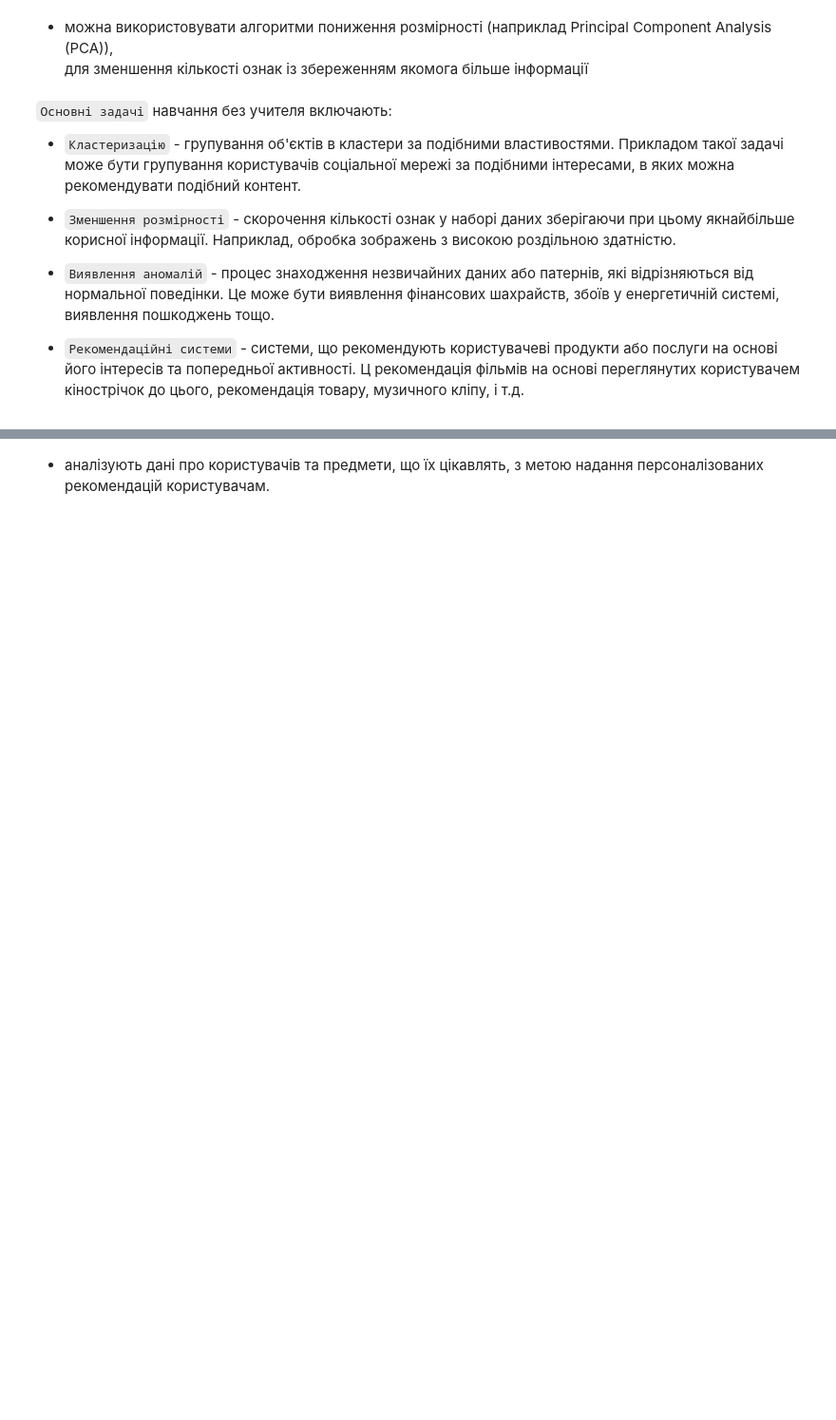
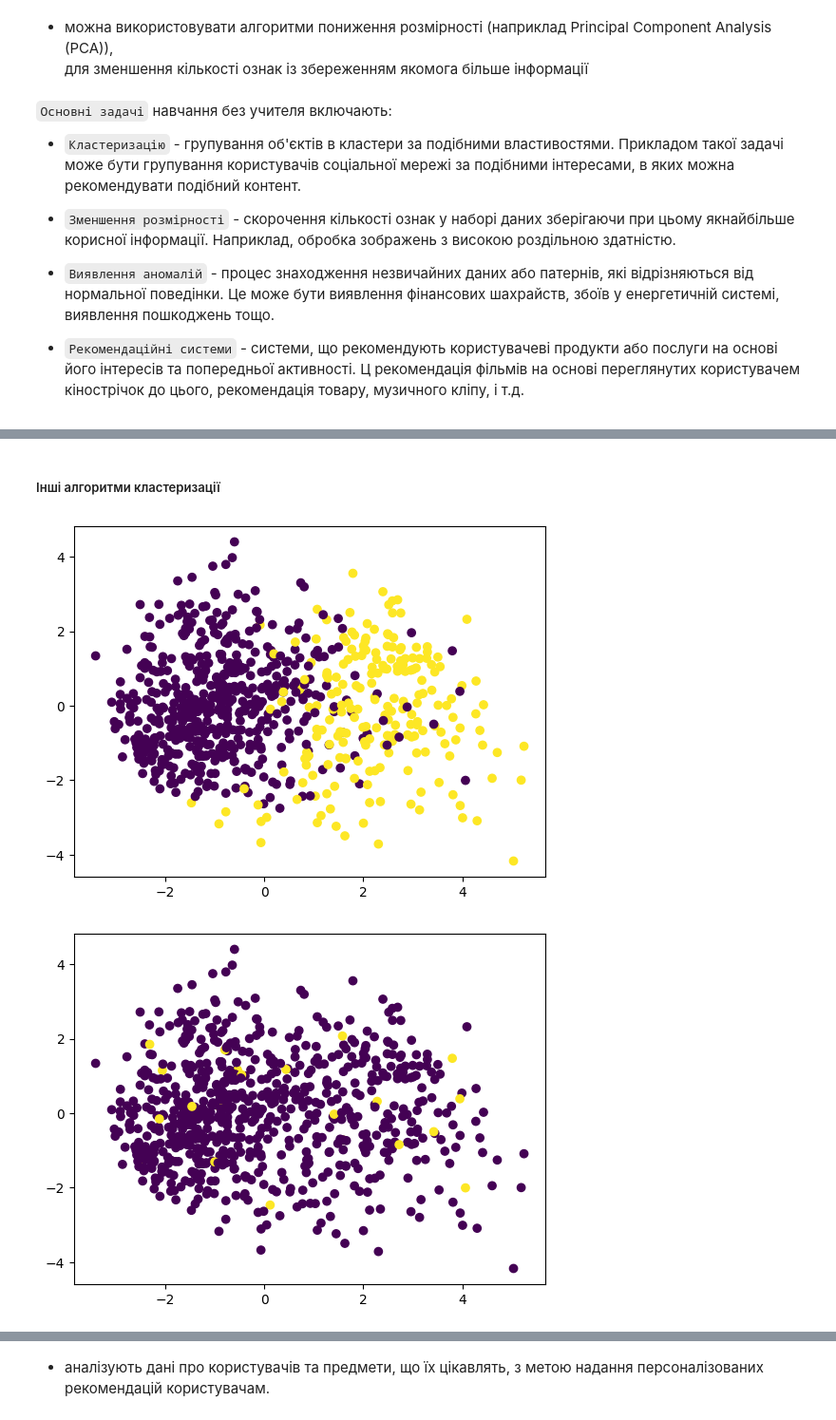
Before and after one commit to DenysTantsiura/datas, a Jupyter notebook: helps/datascience.ipynb, the cells around one changed output, grey strips where cells are left out. Shown at 95% size. Saved outputs shown, nothing was run; the diff lists cells and outputs as text; code cells hidden in the pictures; blank space fills up the shorter version.

```diff
--- a/helps/datascience.ipynb
+++ b/helps/datascience.ipynb
@@ -417,0 +537,23 @@ y, regressor.predict(np.array([[3, 5]]))
+# %% [markdown]
+##### Інші алгоритми кластеризації
+# %%
+from sklearn.preprocessing import StandardScaler
+from sklearn.cluster import KMeans, AgglomerativeClustering, DBSCAN
+from sklearn.decomposition import PCA
+
+
+df = pd.read_csv('bikes_rent.csv')
+X_norm = StandardScaler().fit_transform(df)
+
+X_pca = PCA(n_components=2).fit_transform(X_norm)
+
+agg_cl = AgglomerativeClustering(n_clusters=2).fit(X_norm)
+plt.scatter(X_pca[:, 0], X_pca[:, 1], c=agg_cl.labels_)
+plt.show()
+
+dbscan_cl = DBSCAN(eps=5).fit(X_norm)
+plt.scatter(X_pca[:, 0], X_pca[:, 1], c=dbscan_cl.labels_)
+plt.show()
+# %% [output]
+[figure, added]
+[figure, added]
```
Also changed, not shown: parts of 27 cells of this notebook, 1 other file.
